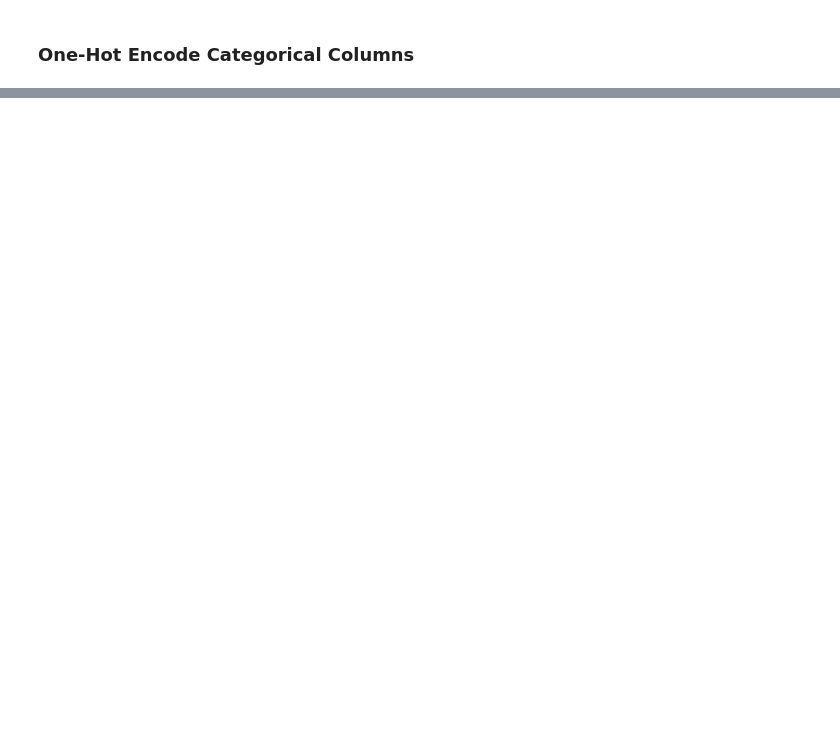
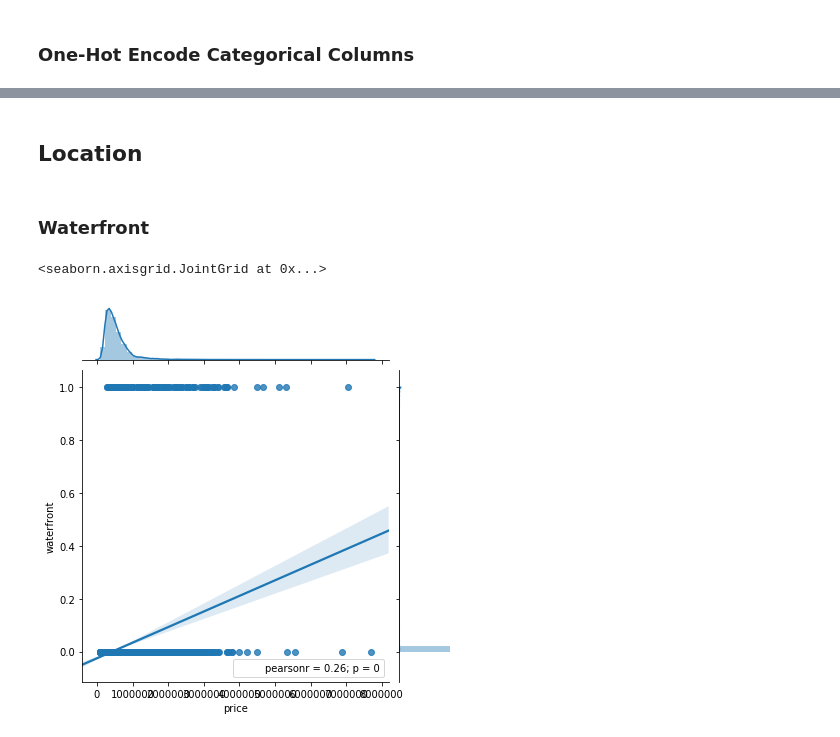
Before and after one commit to jsavory-94/dsc-1-final-project-online-ds-pt-021119, a Jupyter notebook: student.ipynb, the cells around one changed output, grey strips where cells are left out. Cells and saved outputs as stored; diff of their text form; code cells hidden in the pictures; blank space fills up the shorter version.

```diff
--- a/student.ipynb
+++ b/student.ipynb
@@ -357,0 +385,11 @@ Name: yr_built, dtype: float64
+# %% [markdown]
+## Location
+# %% [markdown]
+### Waterfront
+# %%
+#---How do the Prices of Waterfront Properties compare to Non Waterfront ones?---
+#plt.scatter(df.price, df.condition)
+sns.jointplot(x=df.price, y=df.waterfront, data=df, kind='reg')
+# %% [output]
+<seaborn.axisgrid.JointGrid at 0x...>
+[figure, added]
```
Also changed, not shown: parts of 32 cells of this notebook, 1 other file.
